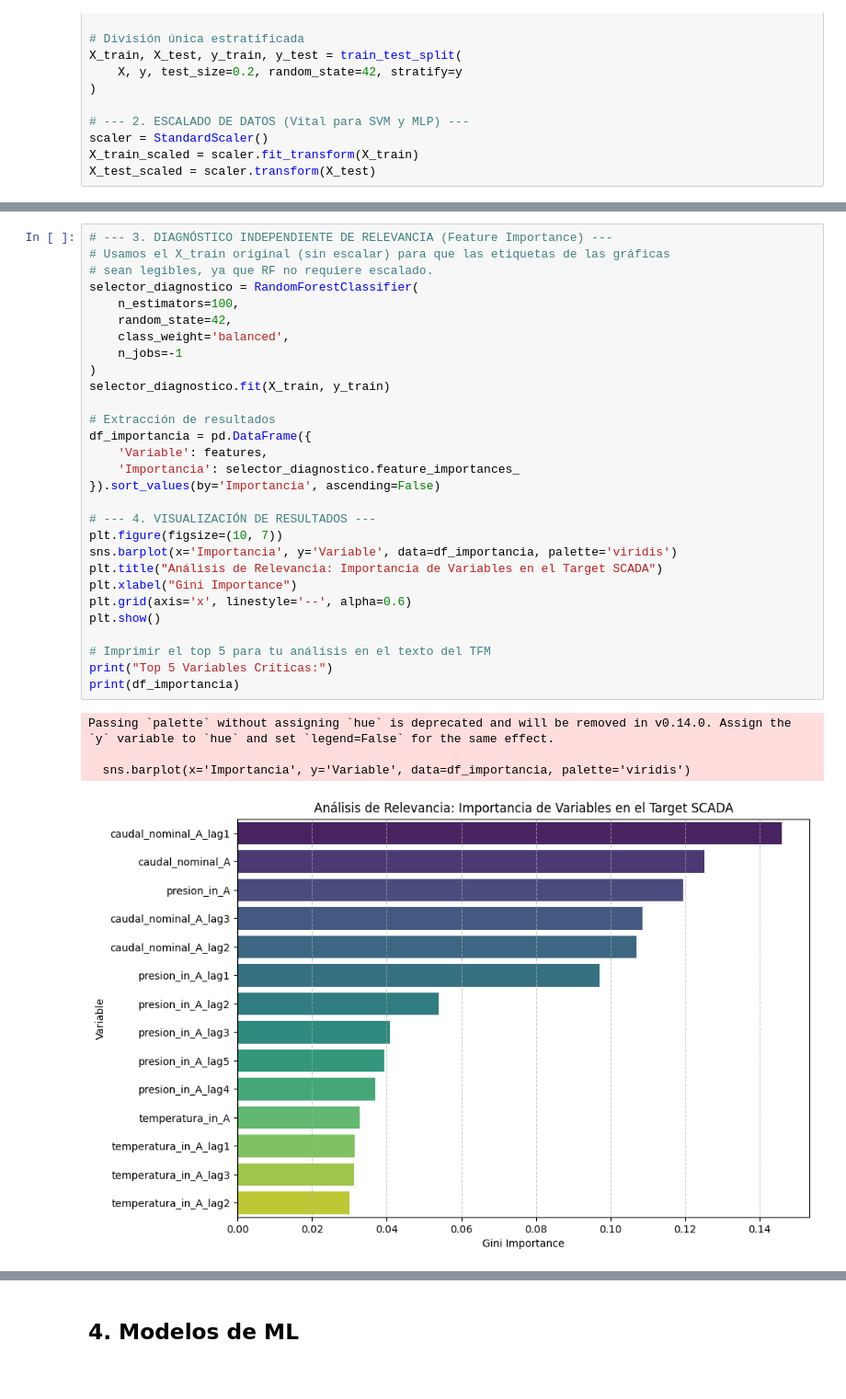
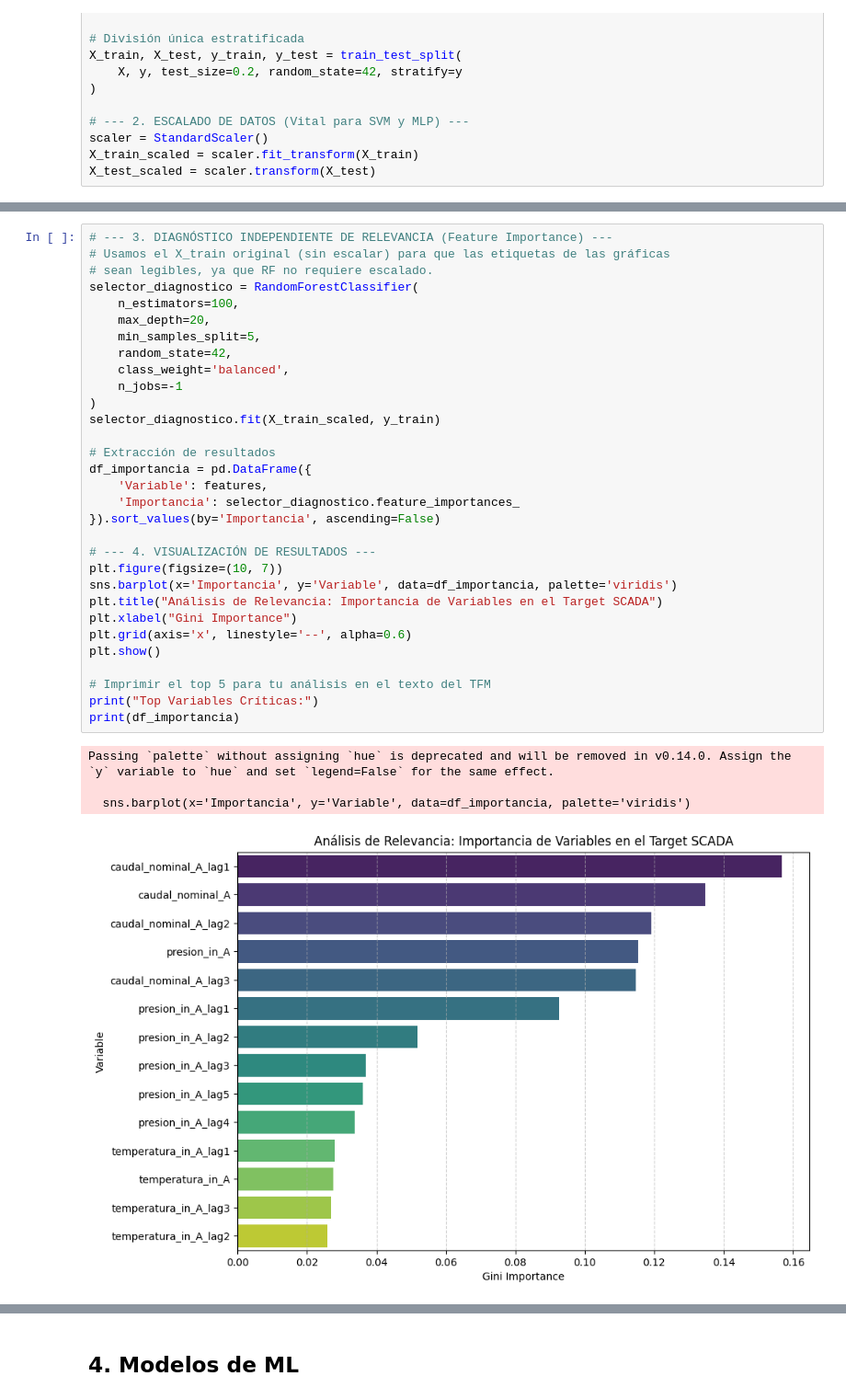
Before and after one commit to BryanInche/27.tfm_enagas_ia, a Jupyter notebook: notebooks/04_Modelado_Supervisado.ipynb, the cells around one changed output, grey strips where cells are left out. Shown at 92% size. Cells and saved outputs as stored; diff of their text form.

```diff
--- a/notebooks/04_Modelado_Supervisado.ipynb
+++ b/notebooks/04_Modelado_Supervisado.ipynb
@@ -243,35 +269,37 @@ X_test_scaled = scaler.transform(X_test)
 # --- 3. DIAGNÓSTICO INDEPENDIENTE DE RELEVANCIA (Feature Importance) ---
 # Usamos el X_train original (sin escalar) para que las etiquetas de las gráficas
 # sean legibles, ya que RF no requiere escalado.
 selector_diagnostico = RandomForestClassifier(
     n_estimators=100,
+    max_depth=20,
+    min_samples_split=5,
     random_state=42,
     class_weight='balanced',
     n_jobs=-1
 )
-selector_diagnostico.fit(X_train, y_train)
+selector_diagnostico.fit(X_train_scaled, y_train)
 
 # Extracción de resultados
 df_importancia = pd.DataFrame({
     'Variable': features,
     'Importancia': selector_diagnostico.feature_importances_
 }).sort_values(by='Importancia', ascending=False)
 
 # --- 4. VISUALIZACIÓN DE RESULTADOS ---
 plt.figure(figsize=(10, 7))
 sns.barplot(x='Importancia', y='Variable', data=df_importancia, palette='viridis')
 plt.title("Análisis de Relevancia: Importancia de Variables en el Target SCADA")
 plt.xlabel("Gini Importance")
 plt.grid(axis='x', linestyle='--', alpha=0.6)
 plt.show()
 
 # Imprimir el top 5 para tu análisis en el texto del TFM
-print("Top 5 Variables Críticas:")
+print("Top Variables Críticas:")
 print(df_importancia)
 # %% [output]
 Passing `palette` without assigning `hue` is deprecated and will be removed in v0.14.0. Assign the `y` variable to `hue` and set `legend=False` for the same effect.
 
   sns.barplot(x='Importancia', y='Variable', data=df_importancia, palette='viridis')
-[figure, old version]
+[figure, new version]
 Top 5 Variables Críticas:
                  Variable  Importancia
```
Also changed, not shown: parts of 26 cells of this notebook.
